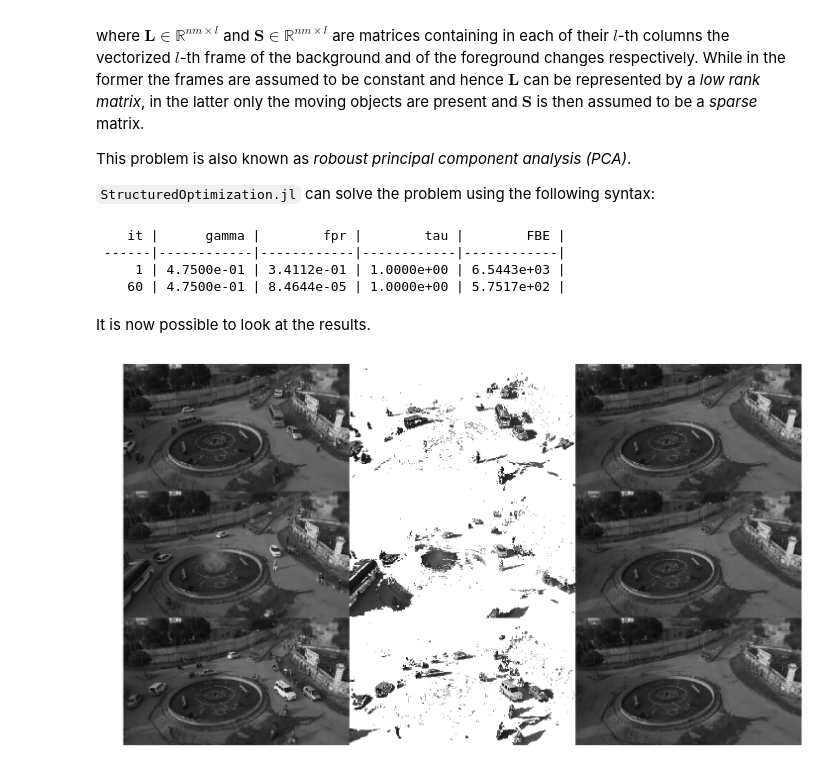
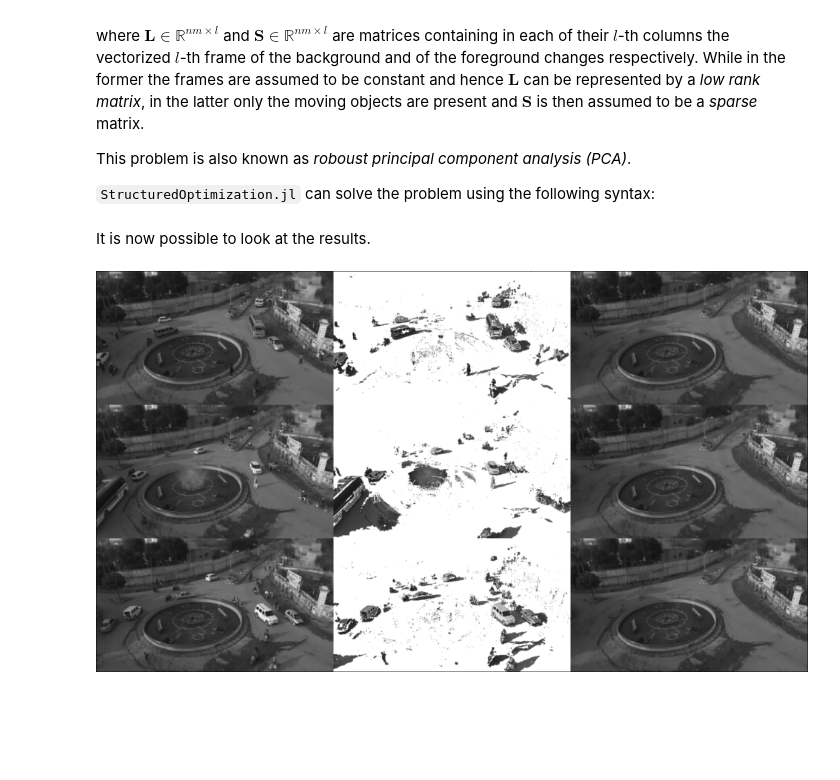
Before and after one commit to JuliaFirstOrder/StructuredOptimization.jl, a Jupyter notebook: demos/VideoBackgroundRemoval.ipynb, the cells around one changed output. Saved outputs shown, nothing was run; the diff lists cells and outputs as text; code cells hidden in the pictures; blank space fills up the shorter version.

```diff
--- a/demos/VideoBackgroundRemoval.ipynb
+++ b/demos/VideoBackgroundRemoval.ipynb
@@ -7,9 +7,15 @@ in different areas of the frames.
 
 Firstly, the frames of a video needs to be loaded: the following database is loaded showing traffic of a busy [indian street](http://pione.dinf.usherbrooke.ca/static/dataset/clutter/IndianTraffic3.zip) taken from [http://scenebackgroundmodeling.net/](http://scenebackgroundmodeling.net/).
 # %%
-using Images
+using Images, Printf
 
-img = load("street/in000000.jpg") # load first frame
+imgpath="data/IndianTraffic3/input/"
+if !ispath(imgpath)
+    file = download("http://pione.dinf.usherbrooke.ca/static/dataset/clutter/IndianTraffic3.zip")
+    run(`unzip $file -d data/`)
+end
+
+img = load("$imgpath/in000000.jpg") # load first frame
 Frames = 900                      # number of frames in folder street
 n,m = size(img,1),size(img,2)     # size of frames
 frames = collect(1:135:Frames)    # select a slice of frames
@@ -19,9 +25,8 @@ Y = zeros(Float64,n,m,l)          #initialize data
 
 for f in eachindex(frames)
     a = @sprintf("%6.6i",frames[f])
-    img = load("street/in$(a).jpg")
+    img = load("$imgpath/in$(a).jpg")
     Y[:,:,f] .= convert(Array{Float64},Gray.(img)) #loaf frames in B&W
-    img = []
 end
 
 Y = reshape(Y,n*m,l); # Y contains the vectorized different frames in each of its coulmns
@@ -44,29 +49,21 @@ S = Variable(n*m,l)
 lambda = 3e-2
 
 @minimize ls(L+S-Y)+lambda*norm(S,1) st rank(L) <= 1 with PANOC(tol = 1e-4);
-# %% [output]
-    it |      gamma |        fpr |        tau |        FBE |
- ------|------------|------------|------------|------------|
-     1 | 4.7500e-01 | 3.4112e-01 | 1.0000e+00 | 6.5443e+03 |
-    60 | 4.7500e-01 | 8.4644e-05 | 1.0000e+00 | 5.7517e+02 |
 # %% [markdown]
 
 It is now possible to look at the results.
 # %%
 L = ~L # extract vectors from variables
 S = ~S
 
-S[S .!=0] = S[S.!=0]+L[S.!=0] # add background to foreground changes in nonzero elements
-S[S.== 0] = 1. #put white in null pixels
+S[ S .!= 0 ] .= S[ S .!= 0 ] .+L[ S .!= 0 ] # add background to foreground changes in nonzero elements
+S[S.== 0] .= 1.0                            # put white in null pixels
 
 Y = reshape(Y,n,m,l)
 S = reshape(S,n,m,l)
 L = reshape(L,n,m,l)
 
 idx = [1;3;7]
-using PyPlot
-figure(figsize=(20, 10))
-imshow(vcat([ [Y[:,:,i] S[:,:,i] L[:,:,i]] for i in idx]...), cmap = "gray")
-axis("off");
+img = Gray.(vcat([ [Y[:,:,i] S[:,:,i] L[:,:,i]] for i in idx]...))
 # %% [output]
-[figure, old version]
+[figure, new version]
```
Also changed, not shown: 9 other files.
